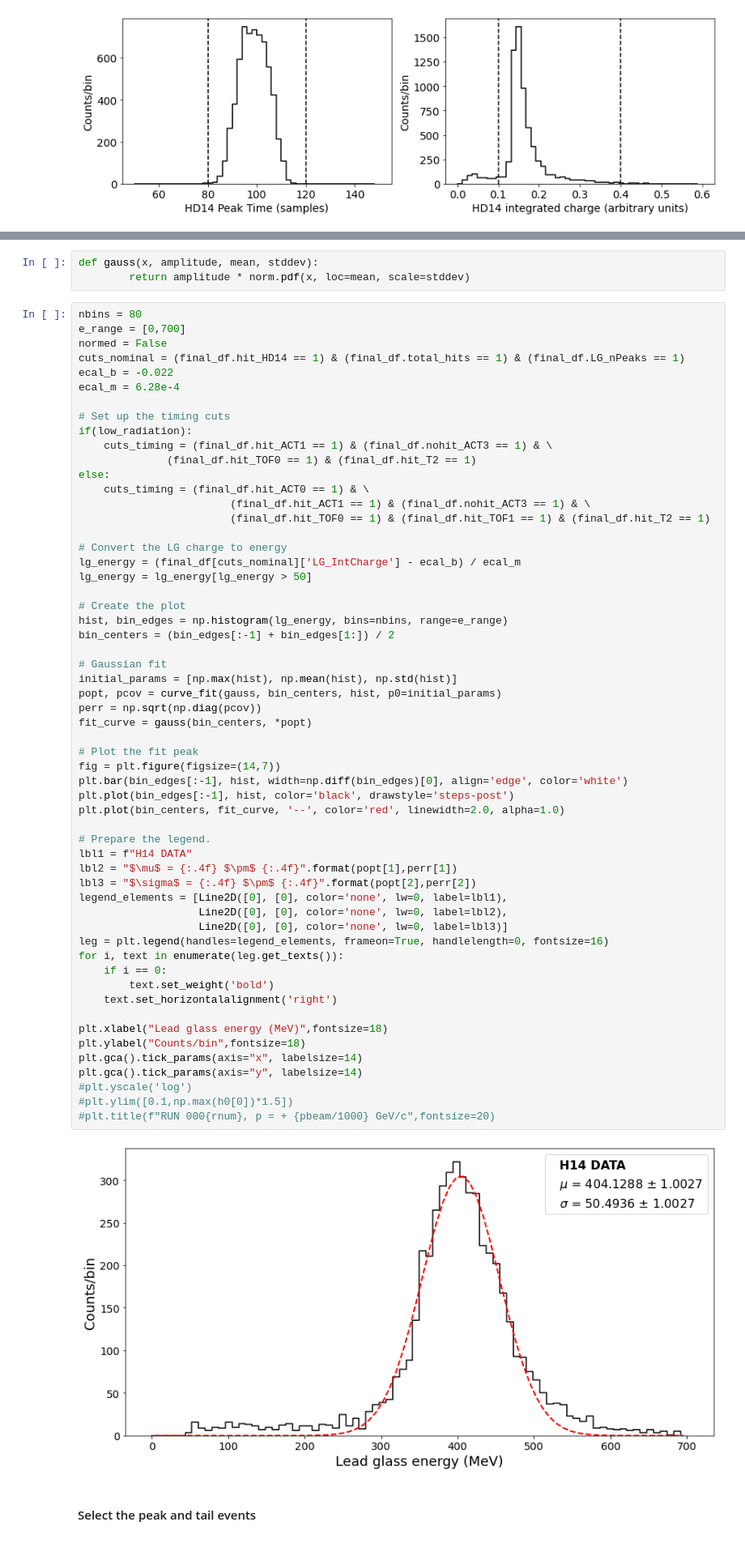
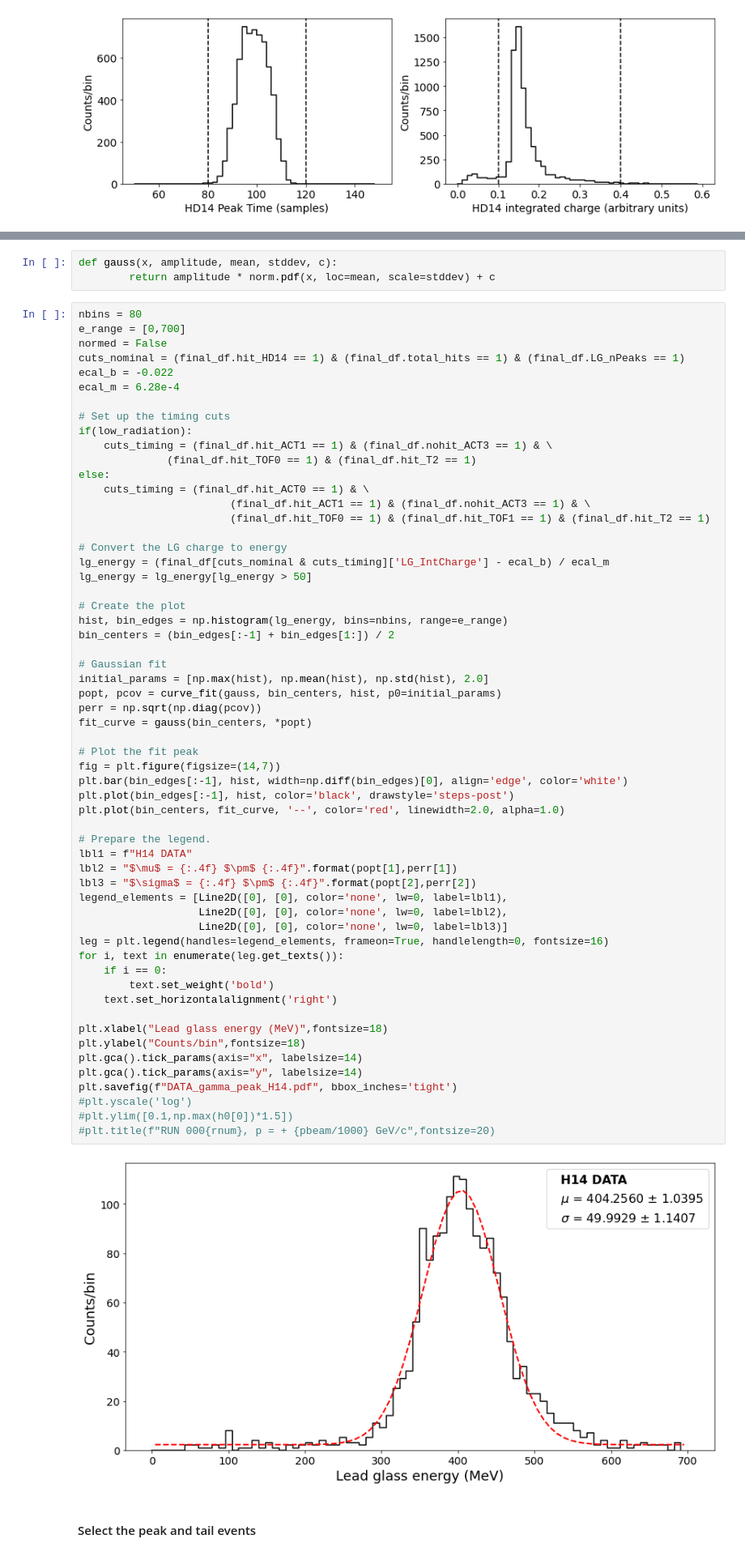
Before and after one commit to jerenner/T9BeamTestAna, a Jupyter notebook: python/new_analysis/hodoscope/hodoscope_analysis.ipynb, the cells around one changed output, grey strips where cells are left out. Shown at 81% size. Drawn from its saved outputs; the diff is of its cells as text.

```diff
--- a/python/new_analysis/hodoscope/hodoscope_analysis.ipynb
+++ b/python/new_analysis/hodoscope/hodoscope_analysis.ipynb
@@ -348,6 +413,6 @@ plt.savefig("HD14_cuts.pdf", bbox_inches='tight')
 # %%
-def gauss(x, amplitude, mean, stddev):
-        return amplitude * norm.pdf(x, loc=mean, scale=stddev)
+def gauss(x, amplitude, mean, stddev, c):
+        return amplitude * norm.pdf(x, loc=mean, scale=stddev) + c
 # %%
 nbins = 80
 e_range = [0,700]
@@ -366,7 +431,7 @@ else:
                         (final_df.hit_TOF0 == 1) & (final_df.hit_TOF1 == 1) & (final_df.hit_T2 == 1)
 
 # Convert the LG charge to energy
-lg_energy = (final_df[cuts_nominal]['LG_IntCharge'] - ecal_b) / ecal_m
+lg_energy = (final_df[cuts_nominal & cuts_timing]['LG_IntCharge'] - ecal_b) / ecal_m
 lg_energy = lg_energy[lg_energy > 50]
 
 # Create the plot
@@ -374,39 +439,40 @@ hist, bin_edges = np.histogram(lg_energy, bins=nbins, range=e_range)
 bin_centers = (bin_edges[:-1] + bin_edges[1:]) / 2
 
 # Gaussian fit
-initial_params = [np.max(hist), np.mean(hist), np.std(hist)]
+initial_params = [np.max(hist), np.mean(hist), np.std(hist), 2.0]
 popt, pcov = curve_fit(gauss, bin_centers, hist, p0=initial_params)
 perr = np.sqrt(np.diag(pcov))
 fit_curve = gauss(bin_centers, *popt)
 
 # Plot the fit peak
 fig = plt.figure(figsize=(14,7))
 plt.bar(bin_edges[:-1], hist, width=np.diff(bin_edges)[0], align='edge', color='white')
 plt.plot(bin_edges[:-1], hist, color='black', drawstyle='steps-post')
 plt.plot(bin_centers, fit_curve, '--', color='red', linewidth=2.0, alpha=1.0)
 
 # Prepare the legend.
 lbl1 = f"H14 DATA"
 lbl2 = "$\mu$ = {:.4f} $\pm$ {:.4f}".format(popt[1],perr[1])
 lbl3 = "$\sigma$ = {:.4f} $\pm$ {:.4f}".format(popt[2],perr[2])
 legend_elements = [Line2D([0], [0], color='none', lw=0, label=lbl1),
                    Line2D([0], [0], color='none', lw=0, label=lbl2),
                    Line2D([0], [0], color='none', lw=0, label=lbl3)]
 leg = plt.legend(handles=legend_elements, frameon=True, handlelength=0, fontsize=16)
 for i, text in enumerate(leg.get_texts()):
     if i == 0:
         text.set_weight('bold')
     text.set_horizontalalignment('right')
 
 plt.xlabel("Lead glass energy (MeV)",fontsize=18)
 plt.ylabel("Counts/bin",fontsize=18)
 plt.gca().tick_params(axis="x", labelsize=14)
 plt.gca().tick_params(axis="y", labelsize=14)
+plt.savefig(f"DATA_gamma_peak_H14.pdf", bbox_inches='tight')
 #plt.yscale('log')
 #plt.ylim([0.1,np.max(h0[0])*1.5])
 #plt.title(f"RUN 000{rnum}, p = + {pbeam/1000} GeV/c",fontsize=20)
 # %% [output]
-[figure, old version]
+[figure, new version]
 # %% [markdown]
 #### Select the peak and tail events
 # %%
```
Also changed, not shown: parts of 47 cells of this notebook, 2 other files.
